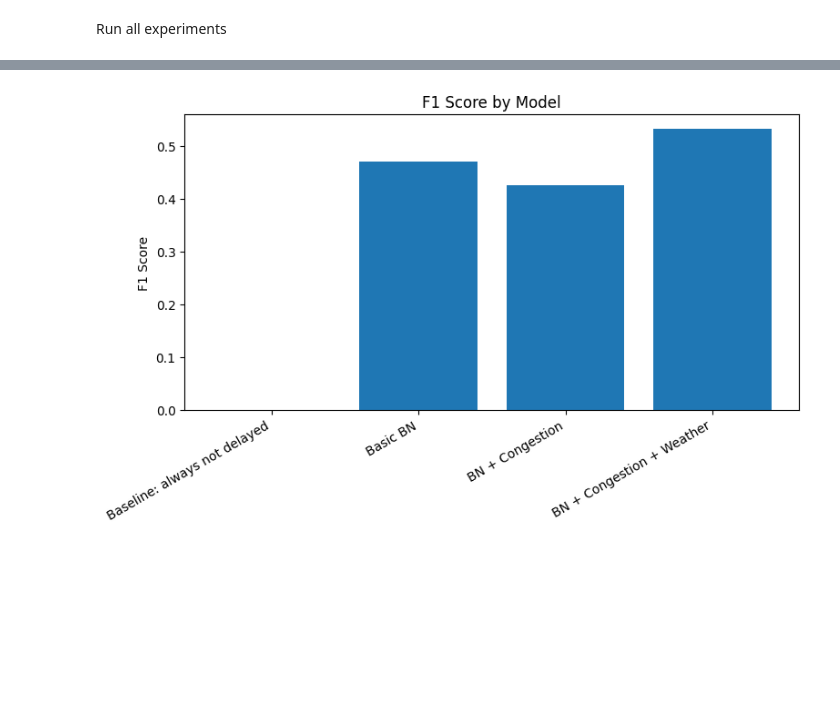
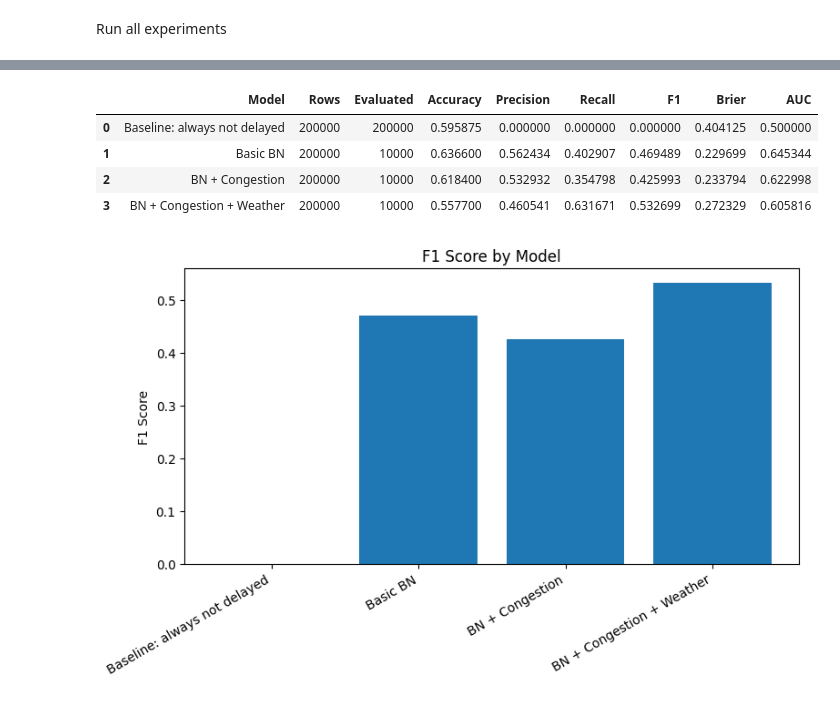
Before and after one commit to jkhlin/flight-delay, a Jupyter notebook: flight_delay.ipynb, the cells around one changed output, grey strips where cells are left out. Saved outputs shown, nothing was run; the diff lists cells and outputs as text; code cells hidden in the pictures; blank space fills up the shorter version.

```diff
--- a/flight_delay.ipynb
+++ b/flight_delay.ipynb
@@ -359,3 +324,47 @@ results_df
+# %%
+results = []
+
+basic_data = make_model_data(flights_clean, basic_cols)
+results.append(train_and_evaluate("Basic BN", basic_data, basic_edges))
+
+congestion_data = make_model_data(flights_clean, congestion_cols)
+results.append(train_and_evaluate("BN + Congestion", congestion_data, congestion_edges))
+
+weather_data = make_model_data(flights_clean, weather_cols)
+results.append(train_and_evaluate("BN + Congestion + Weather", weather_data, weather_edges))
+
+results_df = pd.DataFrame(results)
+
+# Baseline: always predict "not delayed"
+baseline_data = make_model_data(flights_clean, basic_cols)
+y = baseline_data["Delayed"].apply(lambda x: 1 if x == "true" else 0)
+
+baseline_row = {
+    "Model": "Baseline: always not delayed",
+    "Rows": len(baseline_data),
+    "Evaluated": len(baseline_data),
+    "Accuracy": (y == 0).mean(),
+    "Precision": 0.0,
+    "Recall": 0.0,
+    "F1": 0.0,
+    "Brier": y.mean(),       # predicting P(delay)=0 for everyone
+    "AUC": 0.5               # no discrimination
+}
+
+results_df = pd.concat(
+    [pd.DataFrame([baseline_row]), results_df],
+    ignore_index=True
+)
+
+# tidy column order
+results_df = results_df[["Model","Rows","Evaluated","Accuracy","Precision","Recall","F1","Brier","AUC"]]
+results_df
+# %% [output]
+|  | Model | Rows | Evaluated | Accuracy | Precision | Recall | F1 | Brier | AUC |
+| 0 | Baseline: always not delayed | 200000 | 200000 | 0.595875 | 0.000000 | 0.000000 | 0.000000 | 0.404125 | 0.500000 |
+| 1 | Basic BN | 200000 | 10000 | 0.636600 | 0.562434 | 0.402907 | 0.469489 | 0.229699 | 0.645344 |
+| 2 | BN + Congestion | 200000 | 10000 | 0.618400 | 0.532932 | 0.354798 | 0.425993 | 0.233794 | 0.622998 |
+| 3 | BN + Congestion + Weather | 200000 | 10000 | 0.557700 | 0.460541 | 0.631671 | 0.532699 | 0.272329 | 0.605816 |
 # %%
 plt.figure(figsize=(8, 5))
 plt.bar(results_df["Model"], results_df["F1"])
```
Also changed, not shown: parts of 9 cells of this notebook, 2 other files.
